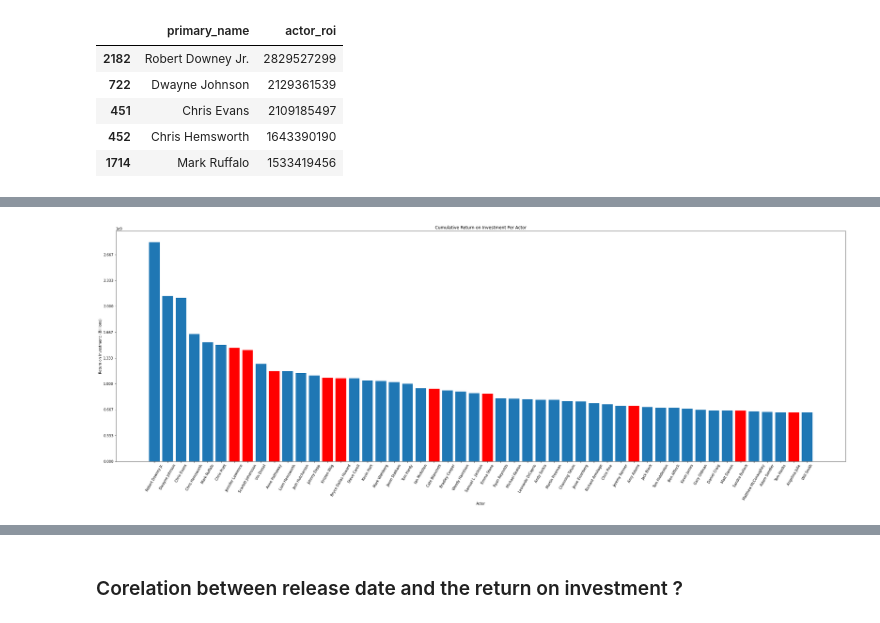
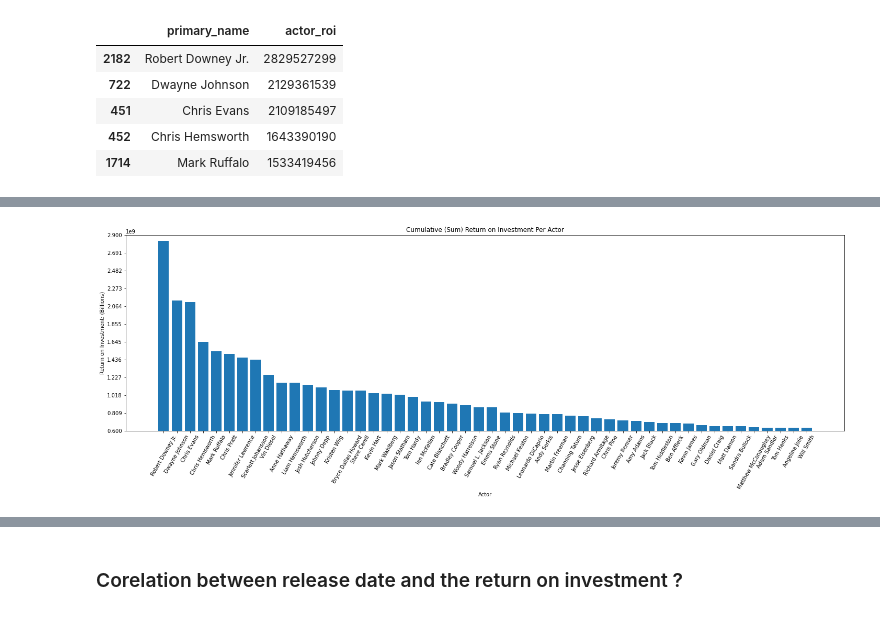
Before and after one commit to Freddy-2021/dsc-phase-1-project, a Jupyter notebook: student.ipynb, the cells around one changed output, grey strips where cells are left out. Drawn from its saved outputs; the diff is of its cells as text; code cells hidden in the pictures.

```diff
--- a/student.ipynb
+++ b/student.ipynb
@@ -292,7 +285,7 @@ assert len(tn_movie_budgets) == 5698
 # %%
 #This table seems ready to join with other tables.
 #I will repeat this process with the other tables I am looking to join.
-tn_movie_budgets_all_set = tn_movie_budgets
+tn_movie_budgets_all_set = tn_movie_budgets.copy()
 tn_movie_budgets_all_set.head()
 # %% [output]
 |  | release_date | movie | production_budget | domestic_gross | worldwide_gross |
@@ -1019,14 +988,0 @@ genre_value_counts_compare1
-# %%
-fig1, ax1 = plt.subplots(figsize=(10, 8))
-
-yticks = np.linspace(start=0, stop=140000000, num=14)
-ax.set_yticks(yticks);
-plt.xticks(rotation=60)
-plt.tight_layout()
-
-u = genre_value_counts_compare1['genres']
-v = genre_value_counts_compare1['genre_roi_single']
-ax1.set_title("Return on Investment Per Genre")
-ax1.set_xlabel("Genre")
-ax1.set_ylabel("Return on Investment: (Hundreds of Millions)");
-ax1.bar(u, v, color=("black"))
@@ -1082,5 +1033,3 @@ axes[1].bar(u, v, color=("black"));
 # %%
-#sub-dataframe for actor(s)
-actor_roi_df_sorted = only_actors_df.drop_duplicates().sort_values(by=(['movie']))
-print(actor_roi_df_sorted.info())
-actor_roi_df_sorted.head()
+#sort dataframe
+actor_roi_df_sorted = only_actors_df.sort_values(by=(['movie']))
@@ -1130,8 +1063,8 @@ actor_roi_df_sorted.head()
 actor_gpby_roi_df = actor_roi_df_sorted.groupby('primary_name').actor_roi.sum()
 actor_gpby_roi_df = (actor_gpby_roi_df).astype(int).to_frame().reset_index()
 actor_gpby_roi_df = actor_gpby_roi_df.sort_values(by=['actor_roi'],ascending=False)
-top_one_percent_actor_roi_df = actor_gpby_roi_df.iloc[0:50, 0:]
-top_one_percent_actor_roi_df.head()
+actor_roi_top_50 = actor_gpby_roi_df.iloc[0:50, 0:]
+actor_roi_top_50.head()
 # %% [output]
 |  | primary_name | actor_roi |
 | 2182 | Robert Downey Jr. | 2829527299 |
@@ -1170,17 +1075,15 @@ actor_roi_gender_top50_df.head(20)
 # %%
-fig3, ax = plt.subplots(figsize=(30, 10))
-x = actor_roi_gender_top50_df['primary_name']
-y = actor_roi_gender_top50_df['actor']
-u = actor_roi_gender_top50_df['primary_name']
-v = actor_roi_gender_top50_df['actress']
-yticks = np.linspace(start=0, stop=3000000000, num=10)
+fig, ax = plt.subplots(figsize=(20, 6))
+x = actor_roi_top_50['primary_name']
+y = actor_roi_top_50['actor_roi']
+yticks = np.linspace(start=600000000, stop=2900000000, num=12)
 ax.set_yticks(yticks);
 plt.xticks(rotation=60)
 plt.tight_layout()
-ax.bar(u, v,color='red')
 ax.bar(x, y)
-ax.set_title("Cumulative Return on Investment Per Actor")
+ax.set_title("Cumulative (Sum) Return on Investment Per Actor")
 ax.set_xlabel("Actor")
-ax.set_ylabel("Return on Investment: (Billions)");
+ax.set_ylabel("Return on Investment: (Billions)")
+ax.set_ylim(600000000,2900000000);
 # %% [output]
-[figure, old version]
+[figure, new version]
```
Also changed, not shown: parts of 30 cells of this notebook.
